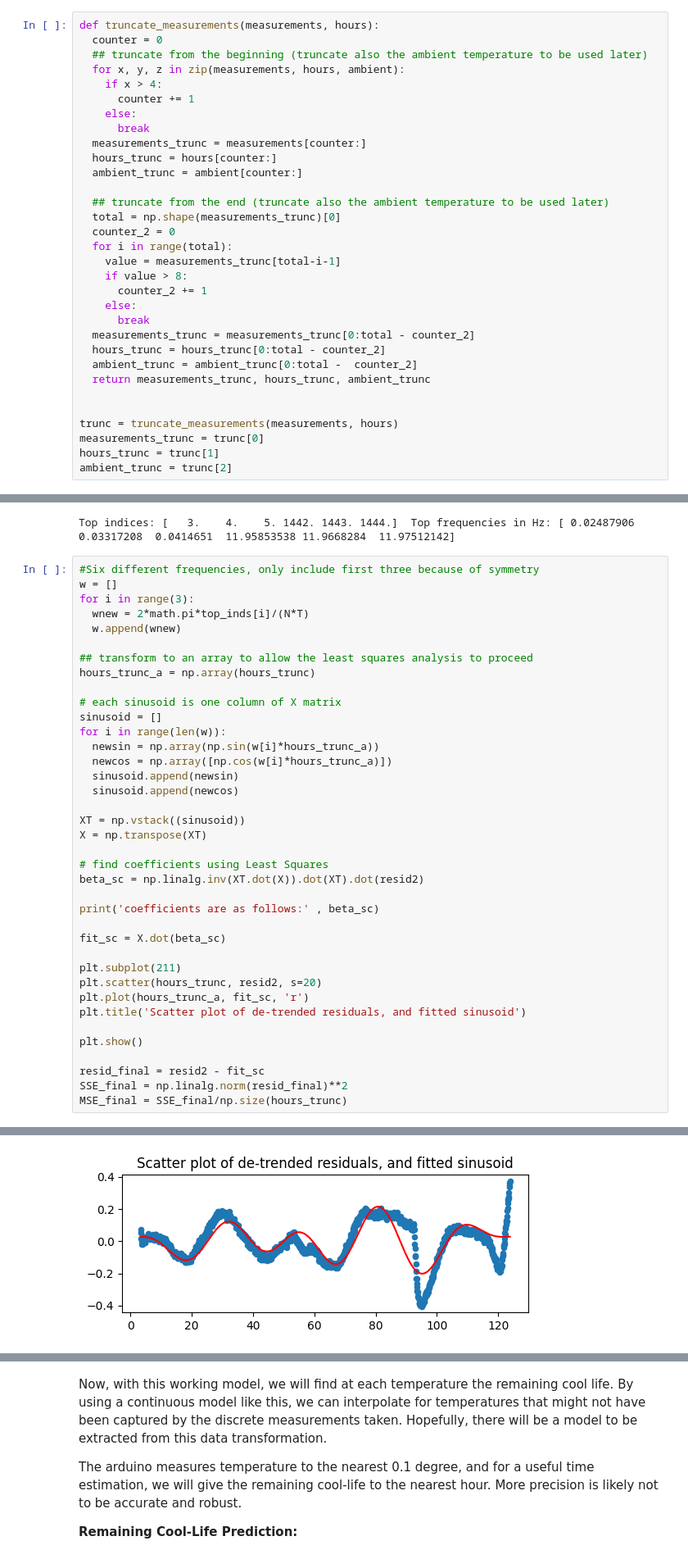
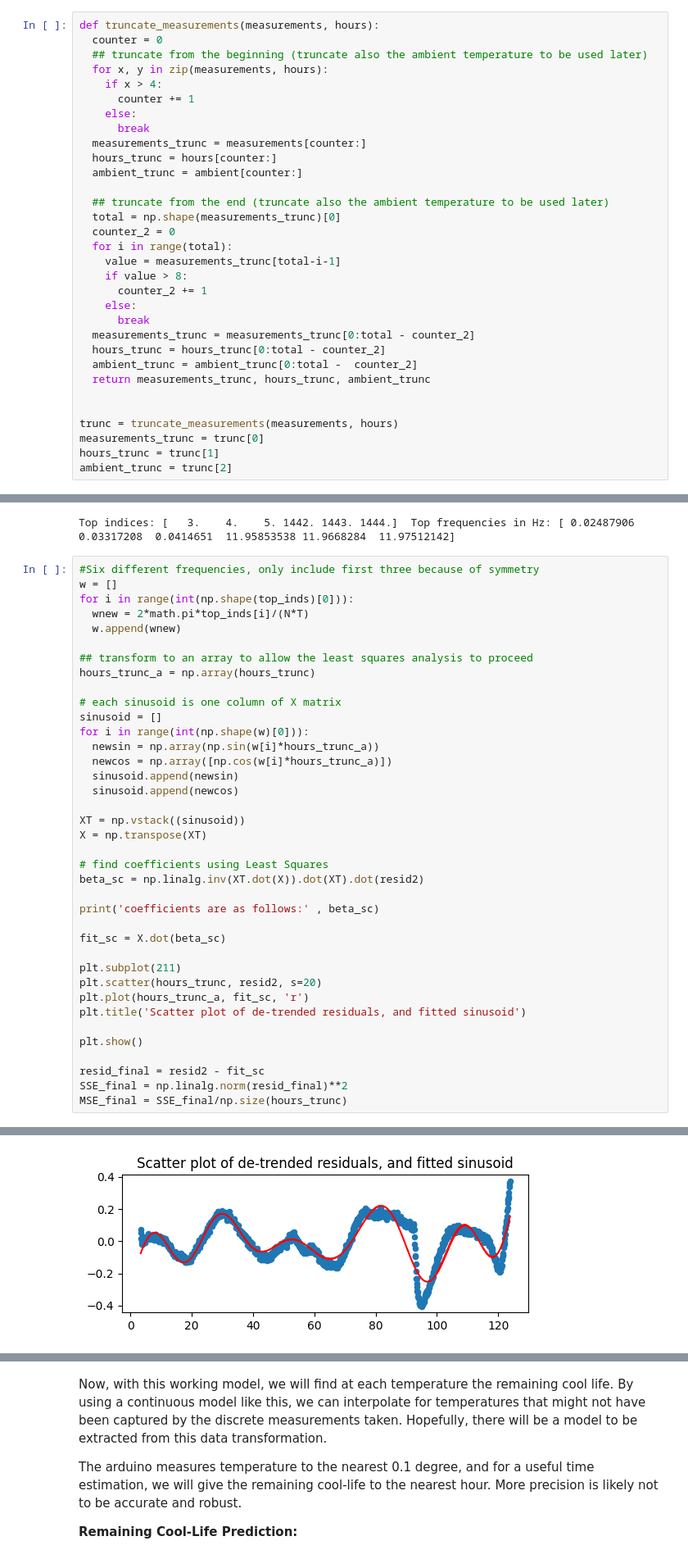
Before and after one commit to sharmashreya2002/Smile-Electronics, a Jupyter notebook: Tech_For_The_Poorest_Billion.ipynb, the cells around one changed output, grey strips where cells are left out. Shown: that part at 82% size. Cells and saved outputs as stored; diff of their text form.

```diff
--- a/Tech_For_The_Poorest_Billion.ipynb
+++ b/Tech_For_The_Poorest_Billion.ipynb
@@ -132,7 +132,7 @@ The initial drop in temperature from when the ice pack is added to when the temp
 def truncate_measurements(measurements, hours):
   counter = 0
   ## truncate from the beginning (truncate also the ambient temperature to be used later)
-  for x, y, z in zip(measurements, hours, ambient):
+  for x, y in zip(measurements, hours):
     if x > 4:
       counter += 1
     else:
@@ -219,7 +219,7 @@ Top indices: [   3.    4.    5. 1442. 1443. 1444.]  Top frequencies in Hz: [ 0.0
 # %%
 #Six different frequencies, only include first three because of symmetry
 w = []
-for i in range(3):
+for i in range(int(np.shape(top_inds)[0])):
   wnew = 2*math.pi*top_inds[i]/(N*T)
   w.append(wnew)
 
@@ -228,7 +228,7 @@ hours_trunc_a = np.array(hours_trunc)
 
 # each sinusoid is one column of X matrix
 sinusoid = []
-for i in range(len(w)):
+for i in range(int(np.shape(w)[0])):
   newsin = np.array(np.sin(w[i]*hours_trunc_a))
   newcos = np.array([np.cos(w[i]*hours_trunc_a)])
   sinusoid.append(newsin)
@@ -259,4 +261,4 @@ coefficients are as follows: [-0.03854584  0.07547355 -0.06333609  0.0031123   0
-[figure, old version]
+[figure, new version]
 # %%
 general_trend = trend_curve(hours_trunc, coefficients2)
 full_model = general_trend + fit_sc
```
Also changed, not shown: parts of 11 cells of this notebook.
